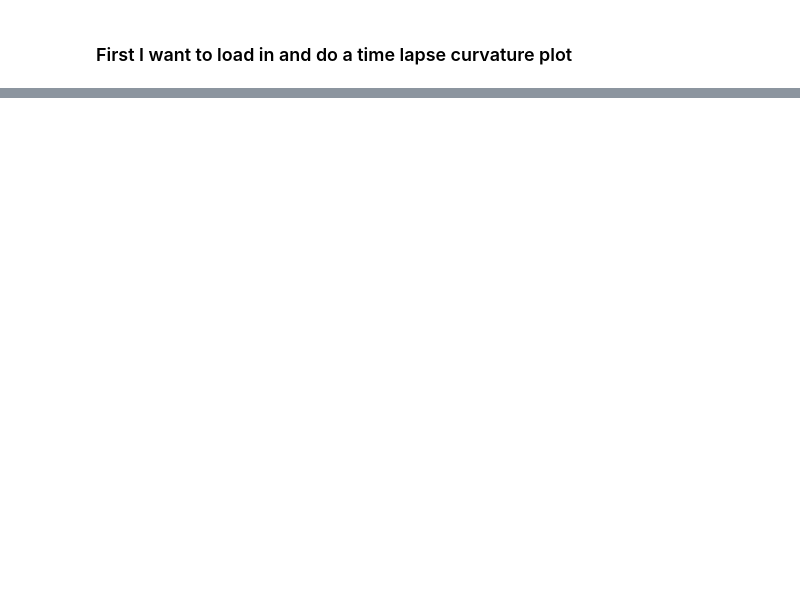
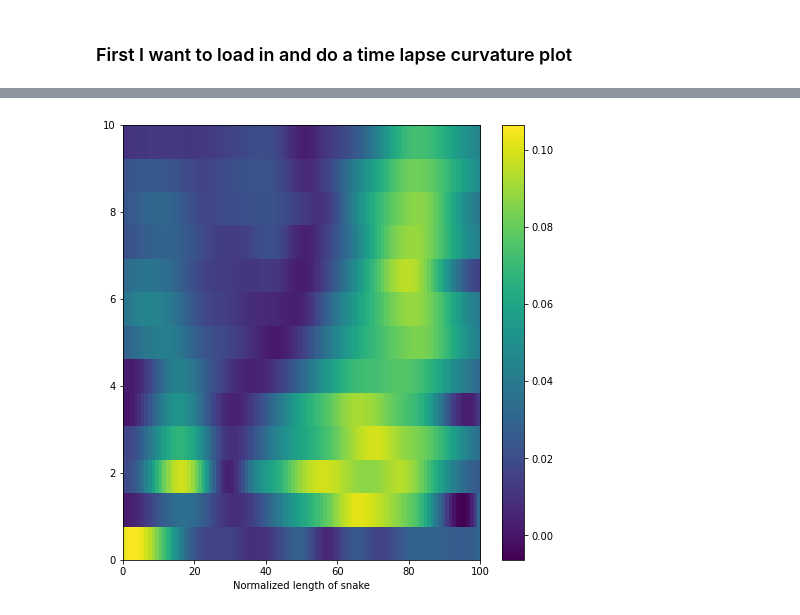
Before and after one commit to davenpi/stability, a Jupyter notebook: image_processing/time_lapse_visual.ipynb, the cells around one changed output, grey strips where cells are left out. Saved outputs shown, nothing was run; the diff lists cells and outputs as text; code cells hidden in the pictures; blank space fills up the shorter version.

Commit message:
make kymograph with padding

```diff
--- a/image_processing/time_lapse_visual.ipynb
+++ b/image_processing/time_lapse_visual.ipynb
@@ -91,0 +75,12 @@ plt.savefig("tester.png")
+# %%
+interp_mat = np.vstack(interpolation_points)
+curve_mat = np.vstack(curvatures)
+# %%
+plt.figure(figsize=(8, 8))
+plt.imshow(curve_mat[::], extent=(0, 100, 0, 10), aspect="auto", origin="lower")
+plt.colorbar()
+plt.xlabel("Normalized length of snake")
+# plt.show()
+plt.savefig("time_kymograph.png")
+# %% [output]
+[figure, added]
```
Also changed, not shown: parts of 8 cells of this notebook, 4 other files.
